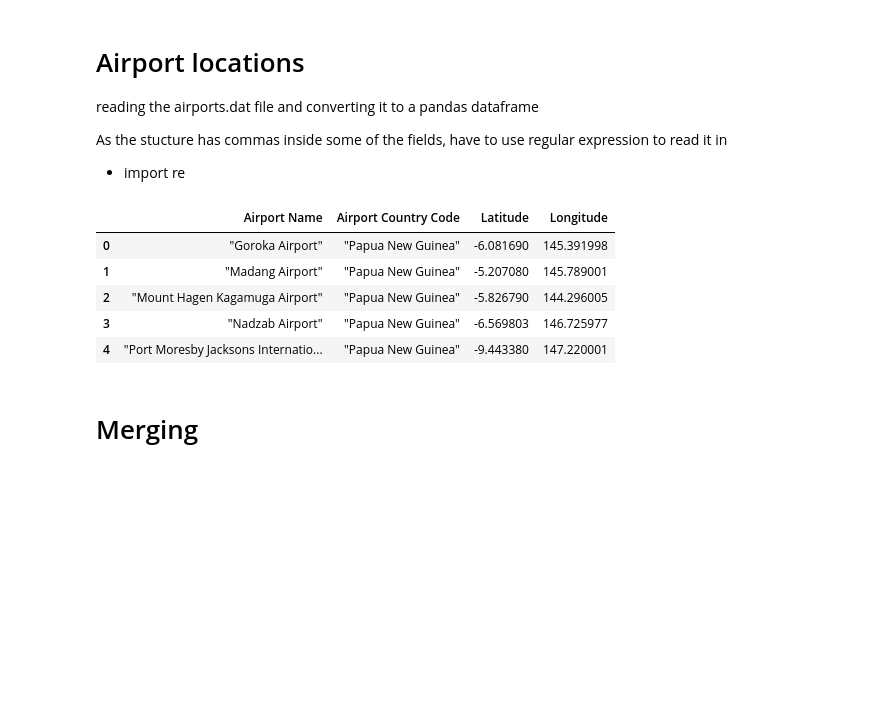
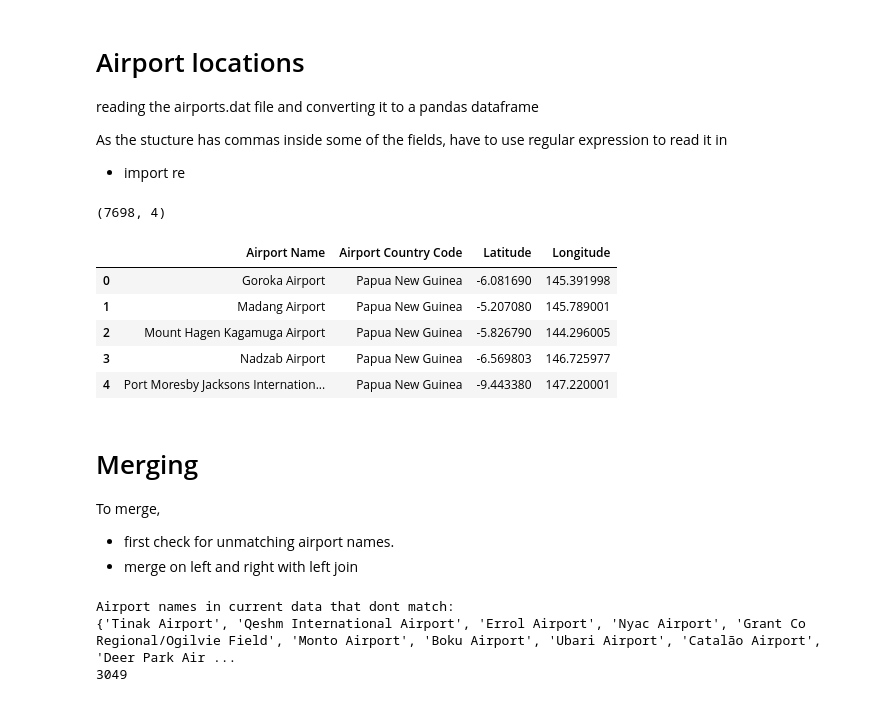
Before and after one commit to aaut0001/FIT3179_A2, a Jupyter notebook: dw.ipynb, the cells around one changed output. Cells and saved outputs as stored; diff of their text form; code cells hidden in the pictures; blank space fills up the shorter version.

```diff
--- a/dw.ipynb
+++ b/dw.ipynb
@@ -50,37 +51,57 @@ airports_df = pd.DataFrame(airport_data,
                                "ID",
                                "Name",
                                "City",
                                "Country",
                                "IATA",
                                "ICAO",
                                "Latitude",
                                "Longitude",
                                "Elevation",
                                "Timezone",
                                "DST",
                                "TzDatabase",
                                "Type",
                                "Source"])
 
 # rename the columns
 airports_df = airports_df.rename(columns={"Name": "Airport Name",
                                           "Country": "Airport Country Code",
                                           "City": "Airport City"})
 
 # convert coordinates to numeric form
 airports_df["Latitude"] = pd.to_numeric(airports_df["Latitude"])
 airports_df["Longitude"] = pd.to_numeric(airports_df["Longitude"])
 
 # get the columns i need: Airport Name, Airport Country Code, Latitude, Longitude
 airports_df = airports_df[["Airport Name", "Airport Country Code", "Latitude", "Longitude"]]
+airports_df["Airport Name"] = airports_df["Airport Name"].str.replace('"', '')
+airports_df["Airport Country Code"] = airports_df["Airport Country Code"].str.replace('"', '')
+print(airports_df.shape)
 
 airports_df.head(5)
 # %% [output]
+(7698, 4)
 |  | Airport Name | Airport Country Code | Latitude | Longitude |
-| 0 | "Goroka Airport" | "Papua New Guinea" | -6.081690 | 145.391998 |
-| 1 | "Madang Airport" | "Papua New Guinea" | -5.207080 | 145.789001 |
-| 2 | "Mount Hagen Kagamuga Airport" | "Papua New Guinea" | -5.826790 | 144.296005 |
-| 3 | "Nadzab Airport" | "Papua New Guinea" | -6.569803 | 146.725977 |
-| 4 | "Port Moresby Jacksons Internatio... | "Papua New Guinea" | -9.443380 | 147.220001 |
+| 0 | Goroka Airport | Papua New Guinea | -6.081690 | 145.391998 |
+| 1 | Madang Airport | Papua New Guinea | -5.207080 | 145.789001 |
+| 2 | Mount Hagen Kagamuga Airport | Papua New Guinea | -5.826790 | 144.296005 |
+| 3 | Nadzab Airport | Papua New Guinea | -6.569803 | 146.725977 |
+| 4 | Port Moresby Jacksons Internation... | Papua New Guinea | -9.443380 | 147.220001 |
-# %% [markdown]
-# Merging
+# %% [markdown]
+# Merging
+
+To merge,
+- first check for unmatching airport names.
+- merge on left and right with left join
+# %%
+non_matching_airports = set(data["Airport Name"]) - set(airports_df["Airport Name"])
+if non_matching_airports:
+    print("Airport names in current data that dont match:")
+    print(non_matching_airports)
+    print(len(non_matching_airports))
+else:
+    print("All airport names match")
+# %% [output]
+Airport names in current data that dont match:
+{'Tinak Airport', 'Qeshm International Airport', 'Errol Airport', 'Nyac Airport', 'Grant Co Regional/Ogilvie Field', 'Monto Airport', 'Boku Airport', 'Ubari Airport', 'Catalão Airport', 'Deer Park Air ...
+3049
```
Also changed, not shown: parts of 4 cells of this notebook.
